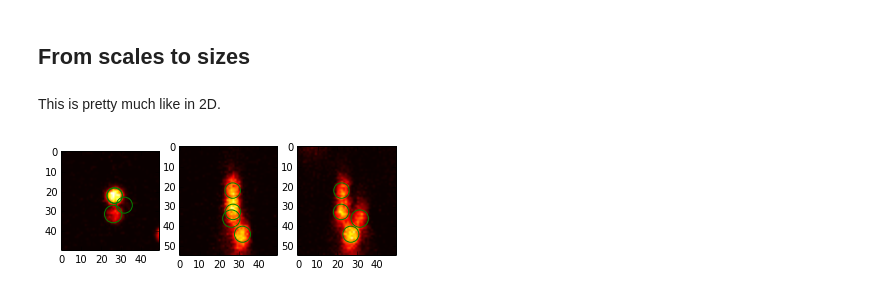
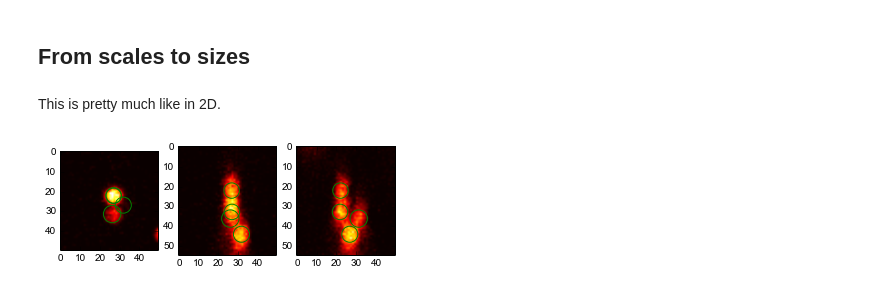
Before and after one commit to MathieuLeocmach/colloids, a Jupyter notebook: python/colloids/notebooks/Deconvolution.ipynb, the cells around one changed output. Saved outputs shown, nothing was run; the diff lists cells and outputs as text; code cells hidden in the pictures.

Commit message:
Use solve_intensities

```diff
--- a/python/colloids/notebooks/Deconvolution.ipynb
+++ b/python/colloids/notebooks/Deconvolution.ipynb
@@ -193,10 +192,11 @@ This is pretty much like in 2D.
 # %%
 from colloids.particles import get_bonds
 s = track.radius2sigma(centers[:,-2], dim=3)
 bonds, dists = get_bonds(positions=centers[:,:-2], radii=centers[:,-2], maxdist=3.0)
-radii1 = track.global_rescale_intensity(s, bonds, dists, centers[:,-1])
+brights1 = track.solve_intensities(s, bonds, dists, centers[:,-1])
+radii1 = track.global_rescale_intensity(s, bonds, dists, brights1)
 centers2 = np.copy(centers)
 centers2[:,-2] = radii1
 display_cuts(imf, centers2)
 # %% [output]
-[figure, old version]
+[figure, new version]
```
Also changed, not shown: parts of 11 cells of this notebook.
